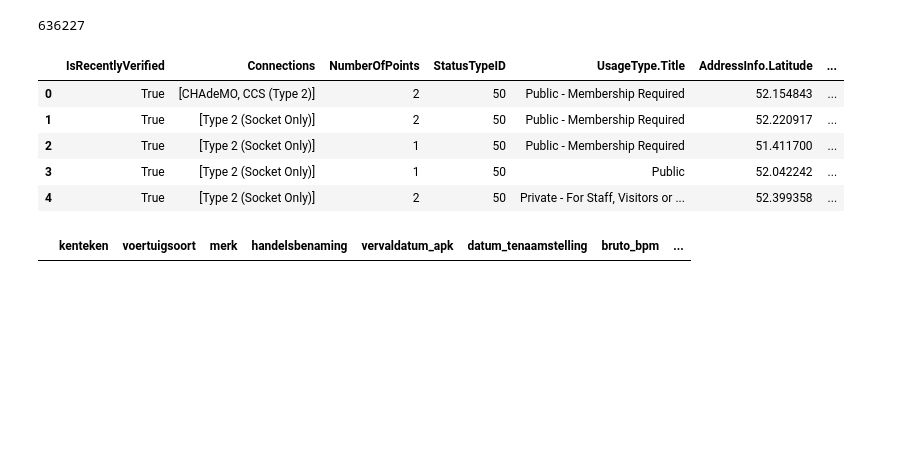
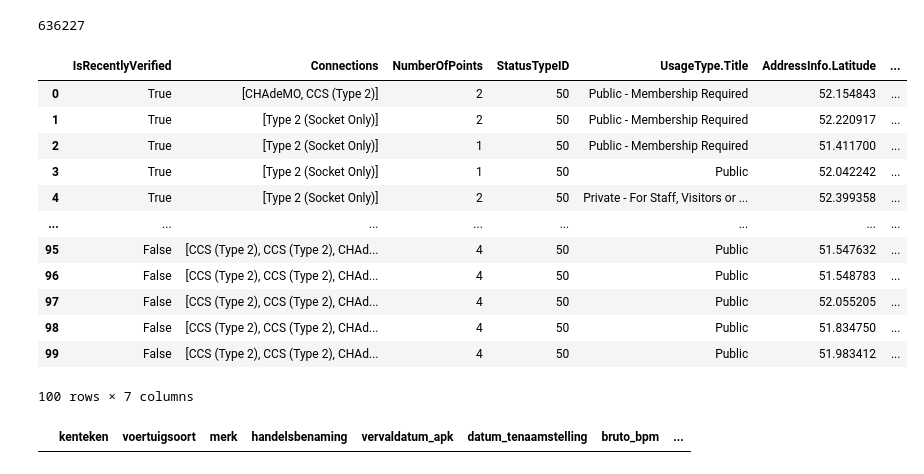
Before and after one commit to ItsMeSafak/electric-energy-dashboard, a Jupyter notebook: test.ipynb, the cells around one changed output. Cells and saved outputs as stored; diff of their text form; code cells hidden in the pictures; blank space fills up the shorter version.

```diff
--- a/test.ipynb
+++ b/test.ipynb
@@ -41,19 +41,28 @@ def fetchOCMData(isFilters=False):
     listOfCols = ['IsRecentlyVerified', 'UsageType.Title', 'AddressInfo.Latitude', 'AddressInfo.Longitude', 'Connections', 'NumberOfPoints', 'StatusTypeID']
     df['Connections'] = df['Connections'].apply(lambda x: [y['ConnectionType']['Title'] for y in x])
     df.drop(columns=df.columns[~df.columns.isin(listOfCols)].values, axis=1, inplace=True)
-    df = df[df['IsRecentlyVerified']]
+    #df = df[df['IsRecentlyVerified']]
     if (isFilters):
         return fitlers['ConnectionType.Title'].unique()
     return df
 
 df = fetchOCMData()
-# %% [output]
-|  | IsRecentlyVerified | Connections | NumberOfPoints | StatusTypeID | UsageType.Title | AddressInfo.Latitude | ... |
-| 0 | True | [CHAdeMO, CCS (Type 2)] | 2 | 50 | Public - Membership Required | 52.154843 | ... |
-| 1 | True | [Type 2 (Socket Only)] | 2 | 50 | Public - Membership Required | 52.220917 | ... |
-| 2 | True | [Type 2 (Socket Only)] | 1 | 50 | Public - Membership Required | 51.411700 | ... |
-| 3 | True | [Type 2 (Socket Only)] | 1 | 50 | Public | 52.042242 | ... |
-| 4 | True | [Type 2 (Socket Only)] | 2 | 50 | Private - For Staff, Visitors or ... | 52.399358 | ... |
+# %%
+df
+# %% [output]
+|  | IsRecentlyVerified | Connections | NumberOfPoints | StatusTypeID | UsageType.Title | AddressInfo.Latitude | ... |
+| 0 | True | [CHAdeMO, CCS (Type 2)] | 2 | 50 | Public - Membership Required | 52.154843 | ... |
+| 1 | True | [Type 2 (Socket Only)] | 2 | 50 | Public - Membership Required | 52.220917 | ... |
+| 2 | True | [Type 2 (Socket Only)] | 1 | 50 | Public - Membership Required | 51.411700 | ... |
+| 3 | True | [Type 2 (Socket Only)] | 1 | 50 | Public | 52.042242 | ... |
+| 4 | True | [Type 2 (Socket Only)] | 2 | 50 | Private - For Staff, Visitors or ... | 52.399358 | ... |
+| ... | ... | ... | ... | ... | ... | ... | ... |
+| 95 | False | [CCS (Type 2), CCS (Type 2), CHAd... | 4 | 50 | Public | 51.547632 | ... |
+| 96 | False | [CCS (Type 2), CCS (Type 2), CHAd... | 4 | 50 | Public | 51.548783 | ... |
+| 97 | False | [CCS (Type 2), CCS (Type 2), CHAd... | 4 | 50 | Public | 52.055205 | ... |
+| 98 | False | [CCS (Type 2), CCS (Type 2), CHAd... | 4 | 50 | Public | 51.834750 | ... |
+| 99 | False | [CCS (Type 2), CCS (Type 2), CHAd... | 4 | 50 | Public | 51.983412 | ... |
+100 rows × 7 columns
 # %%
 #duplicates op basis van nummerbord droppen
 df = df.drop_duplicates(subset = ["kenteken"], keep = "last")
```
Also changed, not shown: parts of 4 cells of this notebook.
